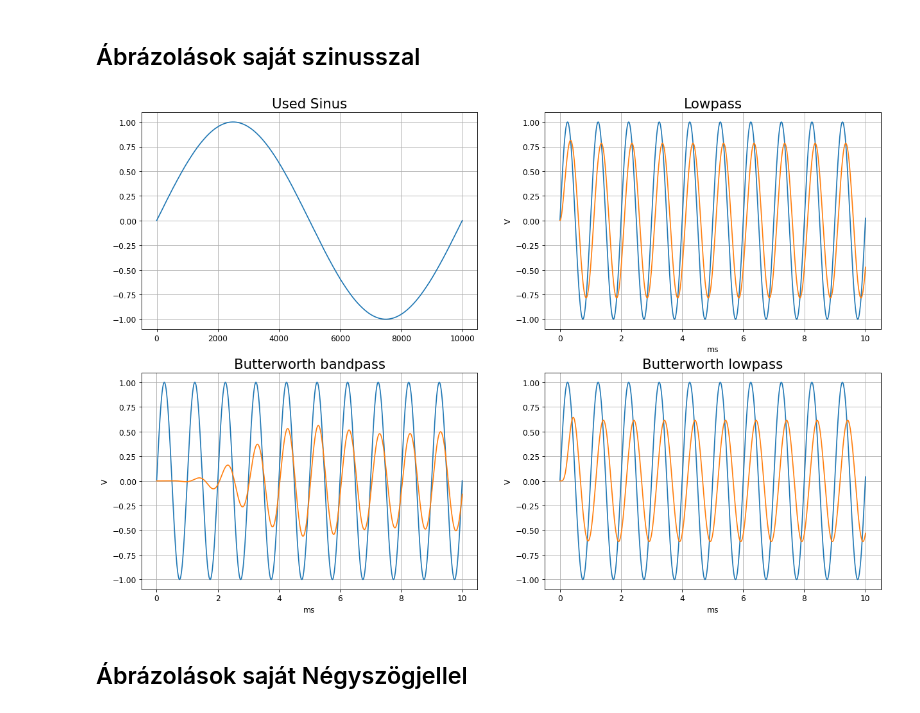
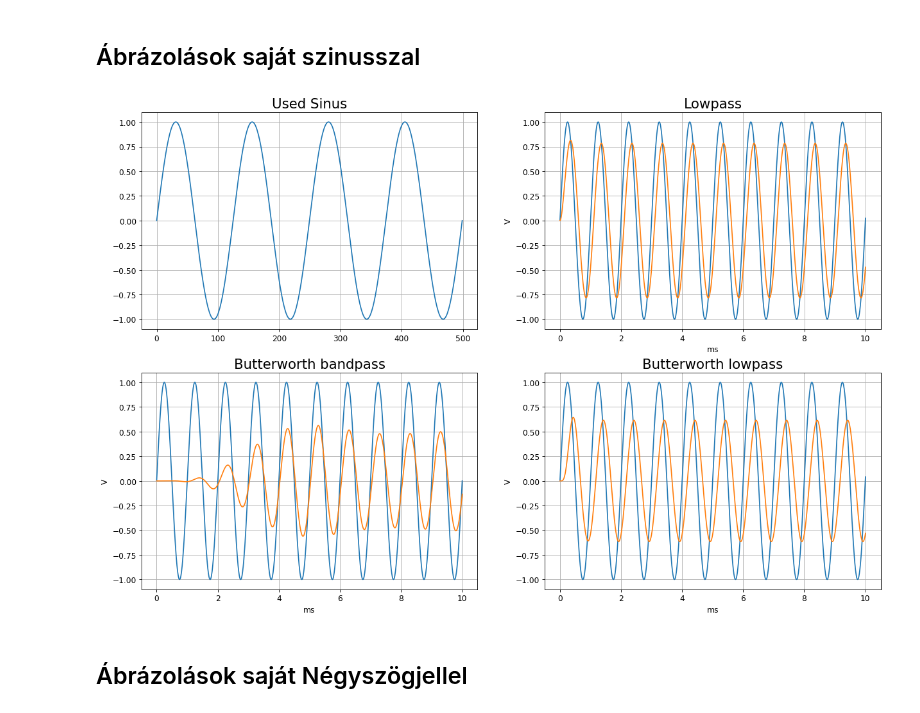
Before and after one commit to Tominano/Numerical-methods-of-physics-II, a Jupyter notebook: 3_feladatsor/3_feladat_Tomi.ipynb, the cells around one changed output. Saved outputs shown, nothing was run; the diff lists cells and outputs as text; code cells hidden in the pictures.

```diff
--- a/3_feladatsor/3_feladat_Tomi.ipynb
+++ b/3_feladatsor/3_feladat_Tomi.ipynb
@@ -294,7 +295,7 @@ c_0 = rc_lowpass()
 c_1 = butterworth_bandpass()
 c_2 = butterworth_lowpass()
 # %%
-t = np.linspace(0, 10, 10000)
+t = linspace(0, 2, 500)
 figure(num=None, figsize=(16, 12), dpi=80, facecolor='w', edgecolor='r')
 subplots_adjust(left=None, bottom=None, right=None, top=None, wspace=None, hspace=0.2)
 
@@ -303,34 +304,34 @@ title("Used Sinus")
 plot(szin(1,1000,0,t))
 grid(True)
 
 subplot(2, 2, 2)
 title("Lowpass")
 t_sin_0, s_sin_0, r_sin_0 = run_transient(c_0, lambda t: szin(1,1000,0,t), tstart=0, tstop=10e-3)
 plot(t_sin_0 * 1e3, s_sin_0)
 plot(t_sin_0 * 1e3, r_sin_0)
 xlabel("ms")
 ylabel("V")
 grid(True)
 
 subplot(2, 2, 3)
 title("Butterworth bandpass")
 t_sin_1, s_sin_1, r_sin_1 = run_transient(c_1, lambda t: szin(1,1000,0,t), tstart=0, tstop=10e-3)
 plot(t_sin_1 * 1e3, s_sin_1)
 plot(t_sin_1 * 1e3, r_sin_1)
 xlabel("ms")
 ylabel("V")
 grid(True)
 
 subplot(2, 2, 4)
 title("Butterworth lowpass")
 t_sin_2, s_sin_2, r_sin_2 = run_transient(c_2, lambda t: szin(1,1000,0,t), tstart=0, tstop=10e-3)
 plot(t_sin_2 * 1e3, s_sin_2)
 plot(t_sin_2 * 1e3, r_sin_2)
 xlabel("ms")
 ylabel("V")
 grid(True)
 # %% [output]
-[figure, old version]
+[figure, new version]
 # %% [markdown]
 ## Ábrázolások saját Négyszögjellel
 # %%
```
Also changed, not shown: parts of 13 cells of this notebook, 1 other file.
